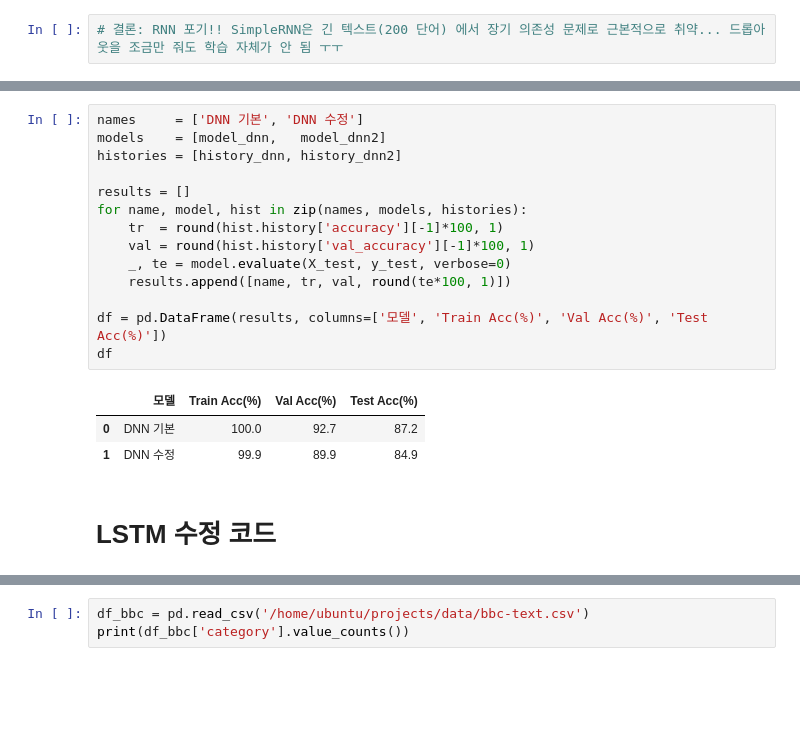
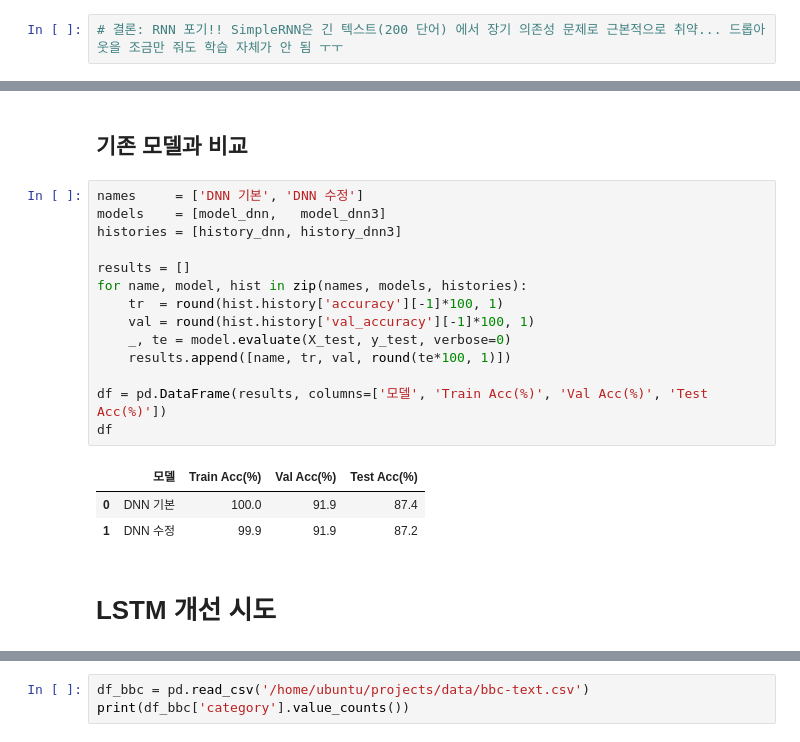
Before and after one commit to imyoonaheo/hipython, a Jupyter notebook: dl/3_bbc.ipynb, the cells around one changed output, grey strips where cells are left out. Saved outputs shown, nothing was run; the diff lists cells and outputs as text; blank space fills up the shorter version.

```diff
--- a/dl/3_bbc.ipynb
+++ b/dl/3_bbc.ipynb
@@ -476,23 +469,25 @@ Epoch 22/30
+# %% [markdown]
+## 기존 모델과 비교
 # %%
 names     = ['DNN 기본', 'DNN 수정']
-models    = [model_dnn,   model_dnn2]
-histories = [history_dnn, history_dnn2]
+models    = [model_dnn,   model_dnn3]
+histories = [history_dnn, history_dnn3]
 
 results = []
 for name, model, hist in zip(names, models, histories):
     tr  = round(hist.history['accuracy'][-1]*100, 1)
     val = round(hist.history['val_accuracy'][-1]*100, 1)
     _, te = model.evaluate(X_test, y_test, verbose=0)
     results.append([name, tr, val, round(te*100, 1)])
 
 df = pd.DataFrame(results, columns=['모델', 'Train Acc(%)', 'Val Acc(%)', 'Test Acc(%)'])
 df
 # %% [output]
 |  | 모델 | Train Acc(%) | Val Acc(%) | Test Acc(%) |
-| 0 | DNN 기본 | 100.0 | 92.7 | 87.2 |
-| 1 | DNN 수정 | 99.9 | 89.9 | 84.9 |
+| 0 | DNN 기본 | 100.0 | 91.9 | 87.4 |
+| 1 | DNN 수정 | 99.9 | 91.9 | 87.2 |
 # %% [markdown]
-# LSTM 수정 코드
+# LSTM 개선 시도
 # %%
 model_lstm3 = Sequential([
     layers.Embedding(input_dim=10000, output_dim=32, input_length=200),
```
Also changed, not shown: parts of 46 cells of this notebook.
